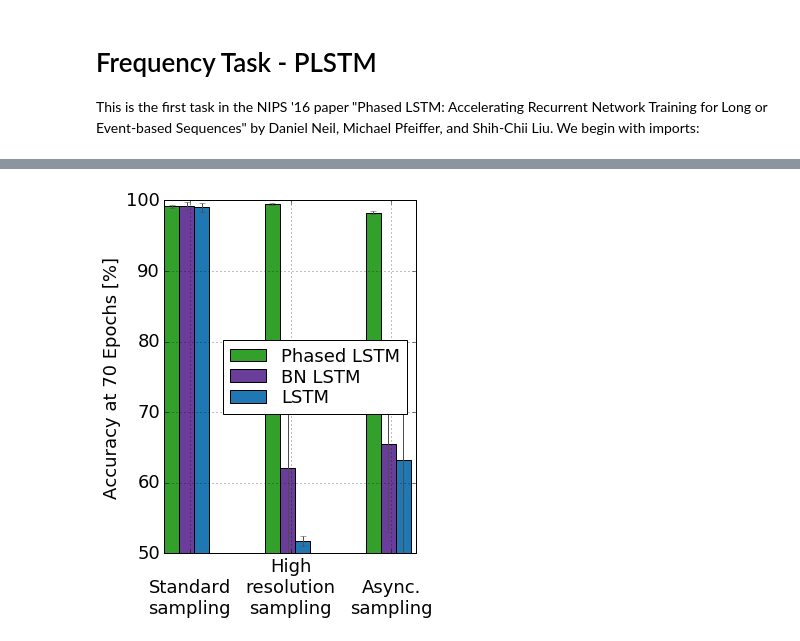
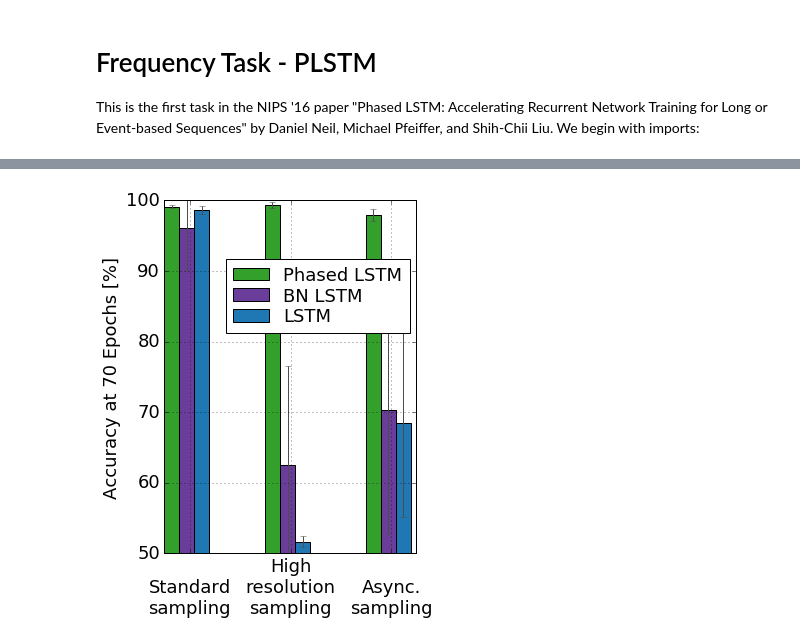
Before and after one commit to dannyneil/public_plstm, a Jupyter notebook: A_Freq_Task.ipynb, the cells around one changed output, grey strips where cells are left out. Saved outputs shown, nothing was run; the diff lists cells and outputs as text; code cells hidden in the pictures.

Commit message:
Working Experiment 1, just before new models.

```diff
--- a/A_Freq_Task.ipynb
+++ b/A_Freq_Task.ipynb
@@ -15,6 +15,8 @@ import matplotlib
 font = {'weight' : 'normal',
         'size'   : 18}
 matplotlib.rc('font', **font)
+matplotlib.rcParams['pdf.fonttype'] = 42
+matplotlib.rcParams['ps.fonttype'] = 42
 
 
 def get_min_mean_max(log_files, key='val_acc', clip_to_shortest=True, clip_length=None):
@@ -44,12 +49,13 @@ LSTM_COLOR='#1f78b4'
 # %%
 # Find the results for this experiment and build a matrix with the averages
-result_files = glob.glob('./models/freq_task*final.log')
+#4?5?7?
+result_files = glob.glob('./models/freq_task*task1*final.log')
 results = defaultdict(lambda:defaultdict(list) )
 
 for result_file in result_files:
     result_attribs = result_file.split('_')
-    net_type_key = '--'.join(result_attribs[3:6])
-    run_type_key = '--'.join(result_attribs[6:12])
+    net_type_key = '--'.join(result_attribs[4:7])
+    run_type_key = '--'.join(result_attribs[7:13])
     results[run_type_key][net_type_key].append(result_file)
 
 order_run_type = {'reg--samp--0--samp--res--0.0': 2,
@@ -107,28 +111,30 @@ for run_key in results.keys()[::-1]:
 # %%
 N = 3
 
 ind = np.arange(N)  # the x locations for the groups
 width = 0.15        # the width of the bars
 
 # Generate the figure and color the error bars
 fig, ax = plt.subplots(figsize=(5,7))
 error_config = {'ecolor': '0.3'}
 
 # Draw the bar plots
 rects1 = ax.bar(ind + 0*width, means[:,0], width, color=PLSTM_COLOR, yerr=stds[:,0], error_kw=error_config)
 rects2 = ax.bar(ind + 1*width, means[:,1], width, color=BN_LSTM_COLOR, yerr=stds[:,1], error_kw=error_config)
 rects3 = ax.bar(ind + 2*width, means[:,2], width, color=LSTM_COLOR, yerr=stds[:,2], error_kw=error_config)
 
 # Add some text for labels, title and axes ticks
 ax.set_ylabel('Accuracy at 70 Epochs [%]')
 ax.set_xticks(ind + 1.7*width)
 ax.set_xticklabels(('\nStandard\nsampling', 'High\nresolution\nsampling', '\nAsync.\nsampling'))
-ax.legend((rects1[0], rects2[0], rects3[0]), ('Phased LSTM', 'BN LSTM', 'LSTM'), loc='center right', labelspacing=0.15, fontsize=18)
+axbox = ax.get_position()
+ax.legend((rects1[0], rects2[0], rects3[0]), ('Phased LSTM', 'BN LSTM', 'LSTM'),
+          loc=(axbox.x0 + 0.12, axbox.y0 + 0.5), labelspacing=0.15, fontsize=18)
 plt.grid(which='both')
 plt.ylim([50, 100])
 
 # Adjust the figure for saving
 plt.gcf().subplots_adjust(bottom=0.2, left=0.2)
 plt.savefig('images/task1_acc_bar.pdf')
 # %% [output]
-[figure, old version]
+[figure, new version]
```
Also changed, not shown: parts of 3 cells of this notebook, 4 other files.
